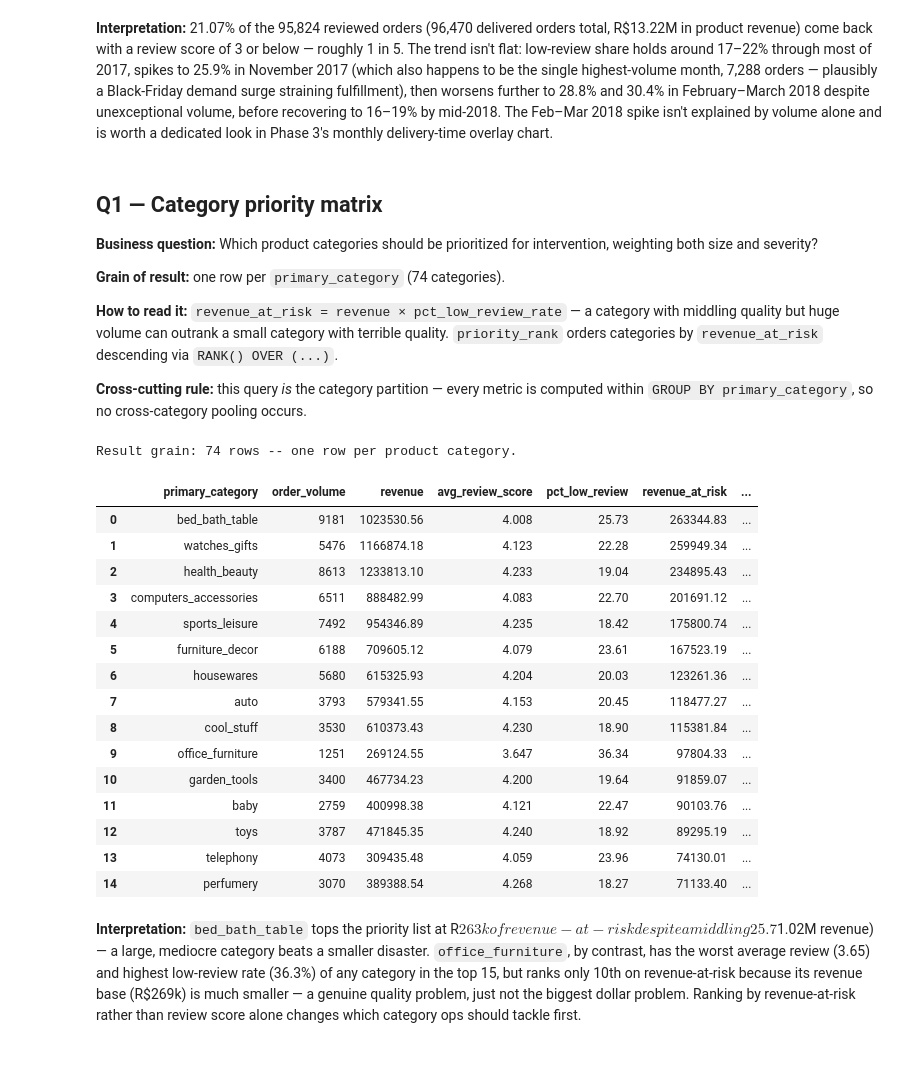
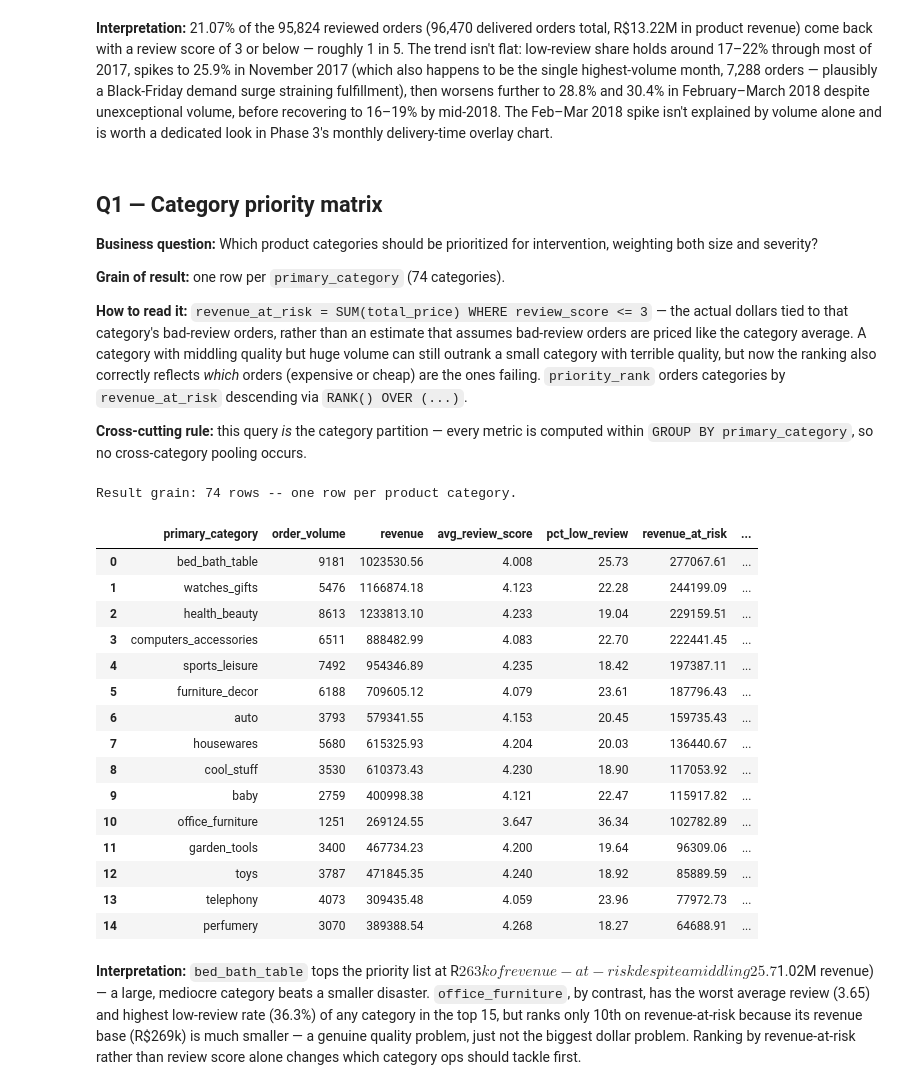
Before and after one commit to Adhiya29/Olist_DataAnalysis, a Jupyter notebook: notebooks/02_sql_analysis.ipynb, the cells around one changed output. Drawn from its saved outputs; the diff is of its cells as text; code cells hidden in the pictures; blank space fills up the shorter version.

```diff
--- a/notebooks/02_sql_analysis.ipynb
+++ b/notebooks/02_sql_analysis.ipynb
@@ -169,7 +169,7 @@ Result grain: 23 rows -- one row per calendar month.
 
 **Grain of result:** one row per `primary_category` (74 categories).
 
-**How to read it:** `revenue_at_risk = revenue × pct_low_review_rate` — a category with middling quality but huge volume can outrank a small category with terrible quality. `priority_rank` orders categories by `revenue_at_risk` descending via `RANK() OVER (...)`.
+**How to read it:** `revenue_at_risk = SUM(total_price) WHERE review_score <= 3` — the actual dollars tied to that category's bad-review orders, rather than an estimate that assumes bad-review orders are priced like the category average. A category with middling quality but huge volume can still outrank a small category with terrible quality, but now the ranking also correctly reflects *which* orders (expensive or cheap) are the ones failing. `priority_rank` orders categories by `revenue_at_risk` descending via `RANK() OVER (...)`.
 
 **Cross-cutting rule:** this query *is* the category partition — every metric is computed within `GROUP BY primary_category`, so no cross-category pooling occurs.
 # %%
@@ -178,7 +178,9 @@ Q1_COMMENT = """
 -- Business question: Which product categories should be prioritized for
 --   intervention? Weight both size (volume/revenue) and severity (% low-review).
 -- Grain of result: one row per primary_category.
--- How to read it: revenue_at_risk = revenue * pct_low_review_rate. priority_rank
+-- How to read it: revenue_at_risk = SUM(total_price) WHERE review_score <= 3,
+--   i.e. the actual dollars attached to that category's bad-review orders, not
+--   an estimate that assumes bad-review orders are average-priced. priority_rank
 --   orders categories by revenue_at_risk descending.
 -- Cross-cutting note: partitioned by primary_category throughout -- no
 --   cross-category pooling.
@@ -190,50 +192,51 @@ WITH category_stats AS (
         primary_category,
         COUNT(*) AS order_volume,
         SUM(total_price) AS revenue,
         AVG(review_score) AS avg_review_score,
         COUNT(*) FILTER (WHERE review_score <= 3) * 1.0
-            / NULLIF(COUNT(*) FILTER (WHERE review_score IS NOT NULL), 0) AS pct_low_review_rate
+            / NULLIF(COUNT(*) FILTER (WHERE review_score IS NOT NULL), 0) AS pct_low_review_rate,
+        SUM(total_price) FILTER (WHERE review_score <= 3) AS revenue_at_risk_raw
     FROM '{orders}'
     GROUP BY primary_category
 ),
 priority AS (
     SELECT
         primary_category,
         order_volume,
         ROUND(revenue, 2) AS revenue,
         ROUND(avg_review_score, 3) AS avg_review_score,
         ROUND(pct_low_review_rate * 100, 2) AS pct_low_review,
-        ROUND(revenue * pct_low_review_rate, 2) AS revenue_at_risk
+        ROUND(COALESCE(revenue_at_risk_raw, 0), 2) AS revenue_at_risk
     FROM category_stats
 )
 SELECT *, RANK() OVER (ORDER BY revenue_at_risk DESC) AS priority_rank
 FROM priority
 ORDER BY priority_rank
 """.format(orders=ORDERS_PATH)
 
 register("Q1", Q1_COMMENT, Q1_SQL)
 
 q1 = duckdb.sql(Q1_SQL).df()
 print(f"Result grain: {len(q1)} rows -- one row per product category.")
 q1.head(15)
 # %% [output]
 Result grain: 74 rows -- one row per product category.
 |  | primary_category | order_volume | revenue | avg_review_score | pct_low_review | revenue_at_risk | ... |
-| 0 | bed_bath_table | 9181 | 1023530.56 | 4.008 | 25.73 | 263344.83 | ... |
-| 1 | watches_gifts | 5476 | 1166874.18 | 4.123 | 22.28 | 259949.34 | ... |
-| 2 | health_beauty | 8613 | 1233813.10 | 4.233 | 19.04 | 234895.43 | ... |
-| 3 | computers_accessories | 6511 | 888482.99 | 4.083 | 22.70 | 201691.12 | ... |
-| 4 | sports_leisure | 7492 | 954346.89 | 4.235 | 18.42 | 175800.74 | ... |
-| 5 | furniture_decor | 6188 | 709605.12 | 4.079 | 23.61 | 167523.19 | ... |
-| 6 | housewares | 5680 | 615325.93 | 4.204 | 20.03 | 123261.36 | ... |
-| 7 | auto | 3793 | 579341.55 | 4.153 | 20.45 | 118477.27 | ... |
-| 8 | cool_stuff | 3530 | 610373.43 | 4.230 | 18.90 | 115381.84 | ... |
-| 9 | office_furniture | 1251 | 269124.55 | 3.647 | 36.34 | 97804.33 | ... |
-| 10 | garden_tools | 3400 | 467734.23 | 4.200 | 19.64 | 91859.07 | ... |
-| 11 | baby | 2759 | 400998.38 | 4.121 | 22.47 | 90103.76 | ... |
-| 12 | toys | 3787 | 471845.35 | 4.240 | 18.92 | 89295.19 | ... |
-| 13 | telephony | 4073 | 309435.48 | 4.059 | 23.96 | 74130.01 | ... |
-| 14 | perfumery | 3070 | 389388.54 | 4.268 | 18.27 | 71133.40 | ... |
+| 0 | bed_bath_table | 9181 | 1023530.56 | 4.008 | 25.73 | 277067.61 | ... |
+| 1 | watches_gifts | 5476 | 1166874.18 | 4.123 | 22.28 | 244199.09 | ... |
+| 2 | health_beauty | 8613 | 1233813.10 | 4.233 | 19.04 | 229159.51 | ... |
+| 3 | computers_accessories | 6511 | 888482.99 | 4.083 | 22.70 | 222441.45 | ... |
+| 4 | sports_leisure | 7492 | 954346.89 | 4.235 | 18.42 | 197387.11 | ... |
+| 5 | furniture_decor | 6188 | 709605.12 | 4.079 | 23.61 | 187796.43 | ... |
+| 6 | auto | 3793 | 579341.55 | 4.153 | 20.45 | 159735.43 | ... |
+| 7 | housewares | 5680 | 615325.93 | 4.204 | 20.03 | 136440.67 | ... |
+| 8 | cool_stuff | 3530 | 610373.43 | 4.230 | 18.90 | 117053.92 | ... |
+| 9 | baby | 2759 | 400998.38 | 4.121 | 22.47 | 115917.82 | ... |
+| 10 | office_furniture | 1251 | 269124.55 | 3.647 | 36.34 | 102782.89 | ... |
+| 11 | garden_tools | 3400 | 467734.23 | 4.200 | 19.64 | 96309.06 | ... |
+| 12 | toys | 3787 | 471845.35 | 4.240 | 18.92 | 85889.59 | ... |
+| 13 | telephony | 4073 | 309435.48 | 4.059 | 23.96 | 77972.73 | ... |
+| 14 | perfumery | 3070 | 389388.54 | 4.268 | 18.27 | 64688.91 | ... |
 # %% [markdown]
 **Interpretation:** `bed_bath_table` tops the priority list at R$263k of revenue-at-risk despite a middling 25.7% low-review rate, purely on volume (9,181 orders, R$1.02M revenue) — a large, mediocre category beats a smaller disaster. `office_furniture`, by contrast, has the worst average review (3.65) and highest low-review rate (36.3%) of any category in the top 15, but ranks only 10th on revenue-at-risk because its revenue base (R$269k) is much smaller — a genuine quality problem, just not the biggest dollar problem. Ranking by revenue-at-risk rather than review score alone changes which category ops should tackle first.
 # %% [markdown]
```
Also changed, not shown: parts of 6 cells of this notebook.
